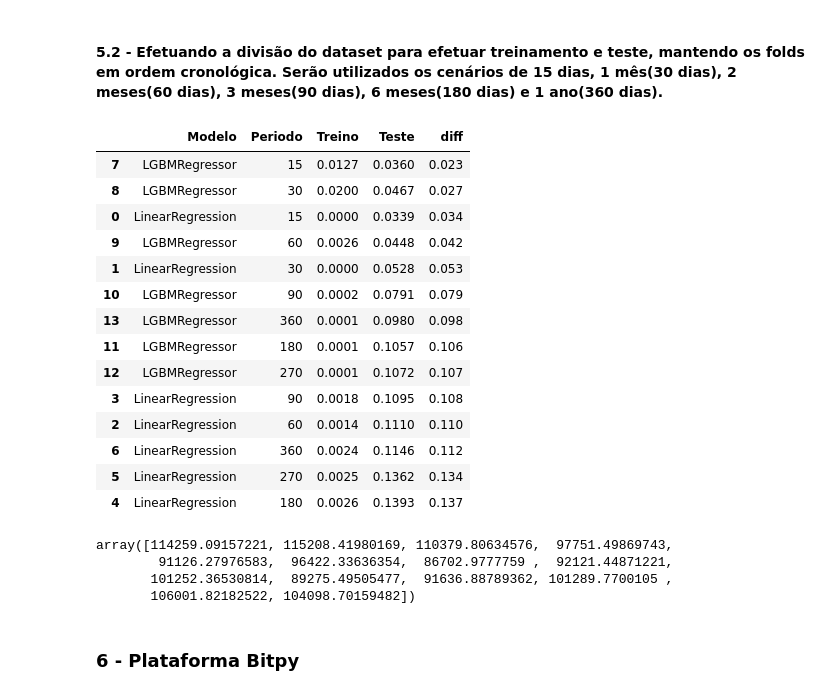
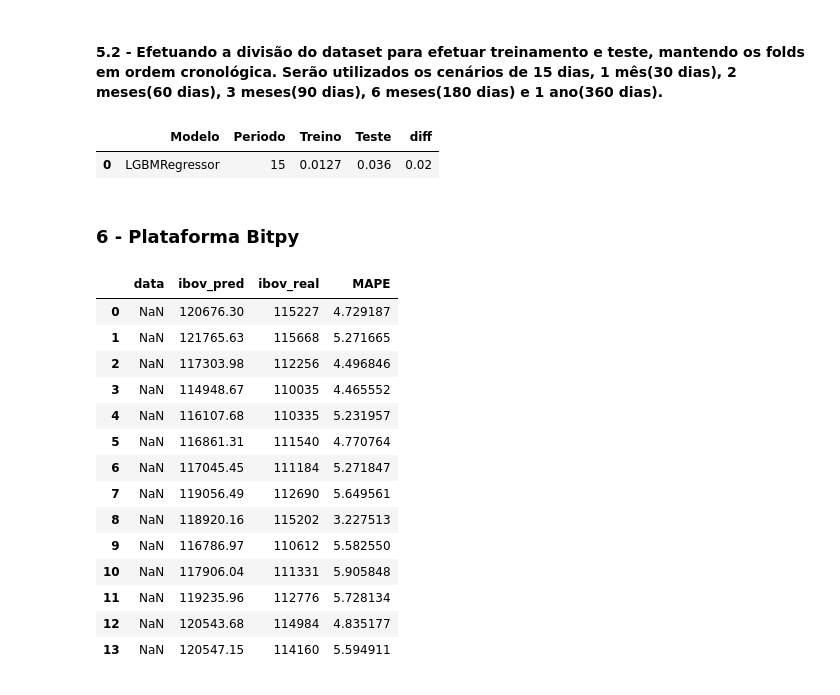
Before and after one commit to jsoft-ti/machinelearning, a Jupyter notebook: outros/projeto_dh/NotebookProjetoDH_VF-IBOV.ipynb, the cells around one changed output. Drawn from its saved outputs; the diff is of its cells as text; code cells hidden in the pictures.

Commit message:
Avaliação de modelos funcionando

```diff
--- a/outros/projeto_dh/NotebookProjetoDH_VF-IBOV.ipynb
+++ b/outros/projeto_dh/NotebookProjetoDH_VF-IBOV.ipynb
@@ -523,9 +528,9 @@ df_closing_3['variacao_sem_ptr'] = df_closing_3['ptr'].pct_change(window - 1).ro
 
 # correlação entre bvsp e as demais
 
-df_closing_3['corr_bvsp_abev'] = df_closing_3['bvsp'].rolling(window).corr(df_closing_3['abev'])
+#df_closing_3['corr_bvsp_abev'] = df_closing_3['bvsp'].rolling(window).corr(df_closing_3['abev'])
 #df_closing_3['corr_bvsp_cmi'] = df_closing_3['bvsp'].rolling(window).corr(df_closing_3['cmi'])
-#df_closing_3['corr_bvsp_ggb'] = df_closing_3['bvsp'].rolling(window).corr(df_closing_3['ggb'])
+df_closing_3['corr_bvsp_ggb'] = df_closing_3['bvsp'].rolling(window).corr(df_closing_3['ggb'])
 df_closing_3['corr_bvsp_itu'] = df_closing_3['bvsp'].rolling(window).corr(df_closing_3['itu'])
 df_closing_3['corr_bvsp_bbd'] = df_closing_3['bvsp'].rolling(window).corr(df_closing_3['bbd'])
 df_closing_3['corr_bvsp_bba'] = df_closing_3['bvsp'].rolling(window).corr(df_closing_3['bba'])
@@ -554,9 +559,9 @@ df_closing_4['variacao_sem_bba'].shift(periods=window)
 df_closing_4['variacao_sem_val'].shift(periods=window)
 df_closing_4['variacao_sem_ptr'].shift(periods=window)
 
-df_closing_4['corr_bvsp_abev'].shift(periods=window)
+#df_closing_4['corr_bvsp_abev'].shift(periods=window)
 #df_closing_4['corr_bvsp_cmi'].shift(periods=window)
-#df_closing_4['corr_bvsp_ggb'].shift(periods=window)
+df_closing_4['corr_bvsp_ggb'].shift(periods=window)
 df_closing_4['corr_bvsp_itu'].shift(periods=window)
 df_closing_4['corr_bvsp_bbd'].shift(periods=window)
 df_closing_4['corr_bvsp_bba'].shift(periods=window)
@@ -586,13 +591,12 @@ display(X.shape)
 # %% [markdown]
 #### 5.2 - Efetuando a divisão do dataset para efetuar treinamento e teste, mantendo os folds em ordem cronológica. Serão utilizados os cenários de 15 dias, 1 mês(30 dias), 2 meses(60 dias), 3 meses(90 dias), 6 meses(180 dias) e 1 ano(360 dias).
 # %%
-scenarios = [15, 30, 60, 90, 180, 270, 360]
-#scenarios = [15]
-
+#scenarios = [15, 30, 60, 90, 180, 270, 360]
+scenarios = [15]
 metrica = pd.DataFrame(columns = ['Modelo', 'Periodo','Treino', 'Teste'])
 models = {}
-models['LinearRegression'] = LinearRegression()
-models['LGBMRegressor'] = lgb.LGBMRegressor(max_depth=40, num_leaves=20, n_estimators=1000)
+#models['LinearRegression'] = LinearRegression()
+models['LGBMRegressor'] = lgb.LGBMRegressor(max_depth=10, num_leaves=20, n_estimators=1000)
 
 for model in models:
     metrica_final_teste = []
@@ -605,63 +609,59 @@ for model in models:
         diff_metrica = []
         for train_index, test_index in tsp.split(X.index):
             x_treino, x_teste = X.iloc[train_index], X.iloc[test_index]
             y_treino, y_teste = Y[train_index], Y[test_index]
-
-            date_index = x_teste.index
-            #pca = PCA(n_components=15).fit(x_treino)
-            #x_treino = pca.transform(x_treino)
-            #x_teste = pca.transform(x_teste)
-
             scaler = StandardScaler().fit(x_treino)
 
             x_treino_norm = scaler.fit_transform(x_treino)
             x_teste_norm = scaler.fit_transform(x_teste)
-
-            #pca = PCA(n_components=13).fit(x_treino_norm)
-            #x_treino_norm = pca.transform(x_treino_norm)
-            #x_teste_norm = pca.transform(x_teste_norm)
 
             my_model = models[model].fit(x_treino_norm, y_treino)
 
             pred_treino = my_model.predict(x_treino_norm)
             pred_teste = my_model.predict(x_teste_norm)
 
             metrica_treino.append(MAPE(y_treino, pred_treino))
 
             metrica_teste.append(MAPE(y_teste, pred_teste))
 
             #diff_metrica.append(100*np.abs((MAPE(y_treino, pred_treino) - \
                                        #MAPE(y_teste, pred_teste))/\
                                       #MAPE(y_teste, pred_teste)))
         df_r = pd.DataFrame({'Modelo' : model, 'Periodo': i, \
                              'Treino':np.median(metrica_treino).round(4) ,'Teste':np.median(metrica_teste).round(4)}, index=[i])
         metrica = metrica.append(df_r, ignore_index = True)
         metrica_final_teste.append(np.median(metrica_teste))
         metrica_final_treino.append(np.median(metrica_treino))
 
-metrica['diff'] = (metrica['Teste'] - metrica['Treino']).round(3)
+metrica['diff'] = (metrica['Teste'] - metrica['Treino']).round(2)
 display(metrica.sort_values(by=['diff'],ascending = True))
-display(pred_teste)
 # %% [output]
 |  | Modelo | Periodo | Treino | Teste | diff |
-| 7 | LGBMRegressor | 15 | 0.0127 | 0.0360 | 0.023 |
-| 8 | LGBMRegressor | 30 | 0.0200 | 0.0467 | 0.027 |
-| 0 | LinearRegression | 15 | 0.0000 | 0.0339 | 0.034 |
-| 9 | LGBMRegressor | 60 | 0.0026 | 0.0448 | 0.042 |
-| 1 | LinearRegression | 30 | 0.0000 | 0.0528 | 0.053 |
-| 10 | LGBMRegressor | 90 | 0.0002 | 0.0791 | 0.079 |
-| 13 | LGBMRegressor | 360 | 0.0001 | 0.0980 | 0.098 |
-| 11 | LGBMRegressor | 180 | 0.0001 | 0.1057 | 0.106 |
-| 12 | LGBMRegressor | 270 | 0.0001 | 0.1072 | 0.107 |
-| 3 | LinearRegression | 90 | 0.0018 | 0.1095 | 0.108 |
-| 2 | LinearRegression | 60 | 0.0014 | 0.1110 | 0.110 |
-| 6 | LinearRegression | 360 | 0.0024 | 0.1146 | 0.112 |
-| 5 | LinearRegression | 270 | 0.0025 | 0.1362 | 0.134 |
-| 4 | LinearRegression | 180 | 0.0026 | 0.1393 | 0.137 |
+| 0 | LGBMRegressor | 15 | 0.0127 | 0.036 | 0.02 |
-array([114259.09157221, 115208.41980169, 110379.80634576,  97751.49869743,
-        91126.27976583,  96422.33636354,  86702.9777759 ,  92121.44871221,
-       101252.36530814,  89275.49505477,  91636.88789362, 101289.7700105 ,
-       106001.82182522, 104098.70159482])
 # %% [markdown]
 ### 6 - Plataforma Bitpy
+# %%
+#LINEAR REGRESSION
+result = pd.DataFrame(columns = {'data','ibov_pred','ibov_real'})
+#result['data'] = date_index
+result['ibov_pred'] = pred_teste.round(2)
+result['ibov_real'] = y_teste.values
+result['MAPE'] = 100*(result['ibov_pred'] - result['ibov_real'])/result['ibov_real']
+display(result)
+# %% [output]
+|  | data | ibov_pred | ibov_real | MAPE |
+| 0 | NaN | 120676.30 | 115227 | 4.729187 |
+| 1 | NaN | 121765.63 | 115668 | 5.271665 |
+| 2 | NaN | 117303.98 | 112256 | 4.496846 |
+| 3 | NaN | 114948.67 | 110035 | 4.465552 |
+| 4 | NaN | 116107.68 | 110335 | 5.231957 |
+| 5 | NaN | 116861.31 | 111540 | 4.770764 |
+| 6 | NaN | 117045.45 | 111184 | 5.271847 |
+| 7 | NaN | 119056.49 | 112690 | 5.649561 |
+| 8 | NaN | 118920.16 | 115202 | 3.227513 |
+| 9 | NaN | 116786.97 | 110612 | 5.582550 |
+| 10 | NaN | 117906.04 | 111331 | 5.905848 |
+| 11 | NaN | 119235.96 | 112776 | 5.728134 |
+| 12 | NaN | 120543.68 | 114984 | 4.835177 |
+| 13 | NaN | 120547.15 | 114160 | 5.594911 |
 # %%
```
Also changed, not shown: parts of 10 cells of this notebook.
